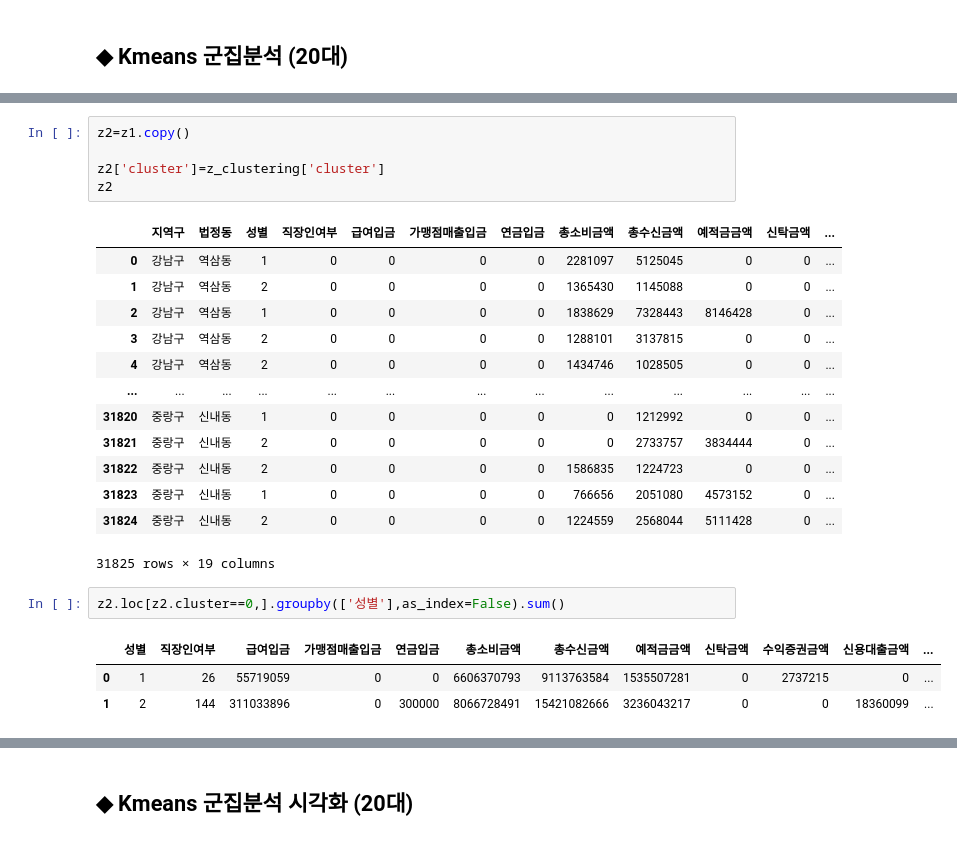
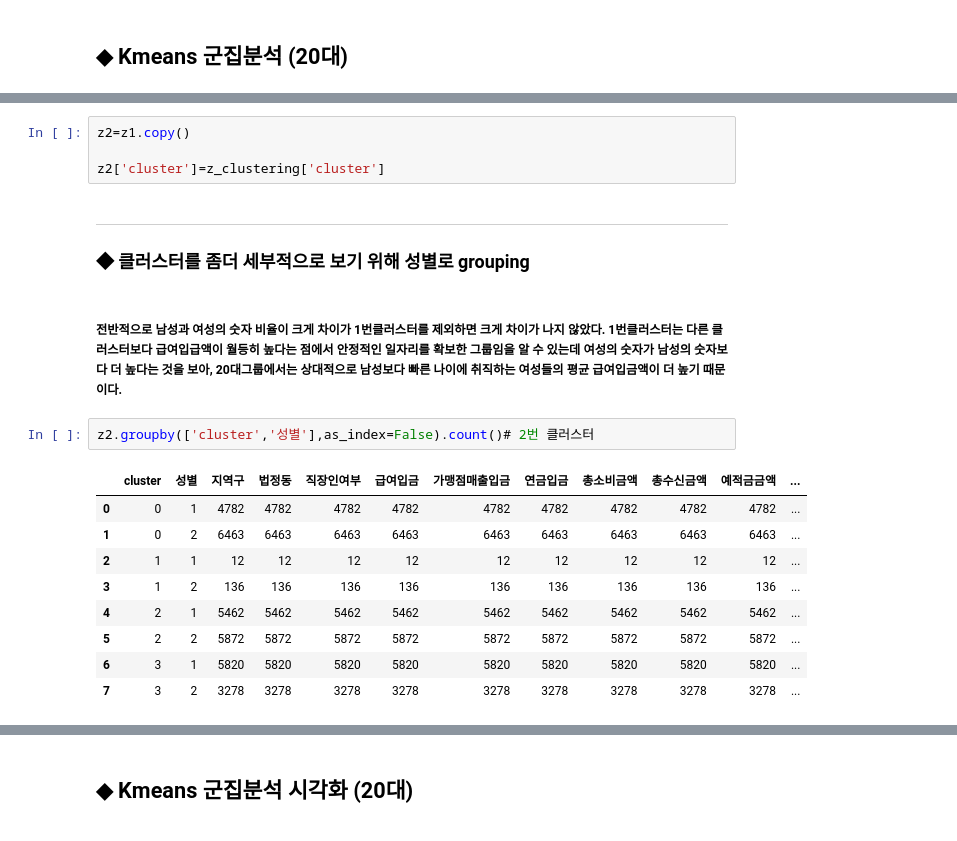
Before and after one commit to DataWilll/Wanwoo-Chang, a Jupyter notebook: 신한은행데이터 분석 코드.ipynb, the cells around one changed output, grey strips where cells are left out. Cells and saved outputs as stored; diff of their text form.

```diff
--- a/신한은행데이터 분석 코드.ipynb
+++ b/신한은행데이터 분석 코드.ipynb
@@ -646,25 +646,22 @@ z_clustering.groupby('cluster').mean()
 z2=z1.copy()
 
 z2['cluster']=z_clustering['cluster']
-z2
-# %% [output]
-|  | 지역구 | 법정동 | 성별 | 직장인여부 | 급여입금 | 가맹점매출입금 | 연금입금 | 총소비금액 | 총수신금액 | 예적금금액 | 신탁금액 | ... |
-| 0 | 강남구 | 역삼동 | 1 | 0 | 0 | 0 | 0 | 2281097 | 5125045 | 0 | 0 | ... |
-| 1 | 강남구 | 역삼동 | 2 | 0 | 0 | 0 | 0 | 1365430 | 1145088 | 0 | 0 | ... |
-| 2 | 강남구 | 역삼동 | 1 | 0 | 0 | 0 | 0 | 1838629 | 7328443 | 8146428 | 0 | ... |
-| 3 | 강남구 | 역삼동 | 2 | 0 | 0 | 0 | 0 | 1288101 | 3137815 | 0 | 0 | ... |
-| 4 | 강남구 | 역삼동 | 2 | 0 | 0 | 0 | 0 | 1434746 | 1028505 | 0 | 0 | ... |
-| ... | ... | ... | ... | ... | ... | ... | ... | ... | ... | ... | ... | ... |
-| 31820 | 중랑구 | 신내동 | 1 | 0 | 0 | 0 | 0 | 0 | 1212992 | 0 | 0 | ... |
-| 31821 | 중랑구 | 신내동 | 2 | 0 | 0 | 0 | 0 | 0 | 2733757 | 3834444 | 0 | ... |
-| 31822 | 중랑구 | 신내동 | 2 | 0 | 0 | 0 | 0 | 1586835 | 1224723 | 0 | 0 | ... |
-| 31823 | 중랑구 | 신내동 | 1 | 0 | 0 | 0 | 0 | 766656 | 2051080 | 4573152 | 0 | ... |
-| 31824 | 중랑구 | 신내동 | 2 | 0 | 0 | 0 | 0 | 1224559 | 2568044 | 5111428 | 0 | ... |
-31825 rows × 19 columns
+# %% [markdown]
+---
+
+### ◆ 클러스터를 좀더 세부적으로 보기 위해 성별로 grouping
+# %% [markdown]
+##### 전반적으로 남성과 여성의 숫자 비율이 크게 차이가 1번클러스터를 제외하면 크게  차이가 나지 않았다. 1번클러스터는 다른 클러스터보다 급여입급액이 월등히 높다는 점에서 안정적인 일자리를 확보한 그룹임을 알 수 있는데  여성의 숫자가 남성의 숫자보다 더 높다는 것을  보아, 20대그룹에서는 상대적으로 남성보다 빠른  나이에 취직하는 여성들의 평균 급여입금액이 더  높기 때문이다.
 # %%
-z2.loc[z2.cluster==0,].groupby(['성별'],as_index=False).sum()
+z2.groupby(['cluster','성별'],as_index=False).count()# 2번 클러스터
 # %% [output]
-|  | 성별 | 직장인여부 | 급여입금 | 가맹점매출입금 | 연금입금 | 총소비금액 | 총수신금액 | 예적금금액 | 신탁금액 | 수익증권금액 | 신용대출금액 | ... |
-| 0 | 1 | 26 | 55719059 | 0 | 0 | 6606370793 | 9113763584 | 1535507281 | 0 | 2737215 | 0 | ... |
-| 1 | 2 | 144 | 311033896 | 0 | 300000 | 8066728491 | 15421082666 | 3236043217 | 0 | 0 | 18360099 | ... |
+|  | cluster | 성별 | 지역구 | 법정동 | 직장인여부 | 급여입금 | 가맹점매출입금 | 연금입금 | 총소비금액 | 총수신금액 | 예적금금액 | ... |
+| 0 | 0 | 1 | 4782 | 4782 | 4782 | 4782 | 4782 | 4782 | 4782 | 4782 | 4782 | ... |
+| 1 | 0 | 2 | 6463 | 6463 | 6463 | 6463 | 6463 | 6463 | 6463 | 6463 | 6463 | ... |
+| 2 | 1 | 1 | 12 | 12 | 12 | 12 | 12 | 12 | 12 | 12 | 12 | ... |
+| 3 | 1 | 2 | 136 | 136 | 136 | 136 | 136 | 136 | 136 | 136 | 136 | ... |
+| 4 | 2 | 1 | 5462 | 5462 | 5462 | 5462 | 5462 | 5462 | 5462 | 5462 | 5462 | ... |
+| 5 | 2 | 2 | 5872 | 5872 | 5872 | 5872 | 5872 | 5872 | 5872 | 5872 | 5872 | ... |
+| 6 | 3 | 1 | 5820 | 5820 | 5820 | 5820 | 5820 | 5820 | 5820 | 5820 | 5820 | ... |
+| 7 | 3 | 2 | 3278 | 3278 | 3278 | 3278 | 3278 | 3278 | 3278 | 3278 | 3278 | ... |
 # %%
```
Also changed, not shown: parts of 15 cells of this notebook.
